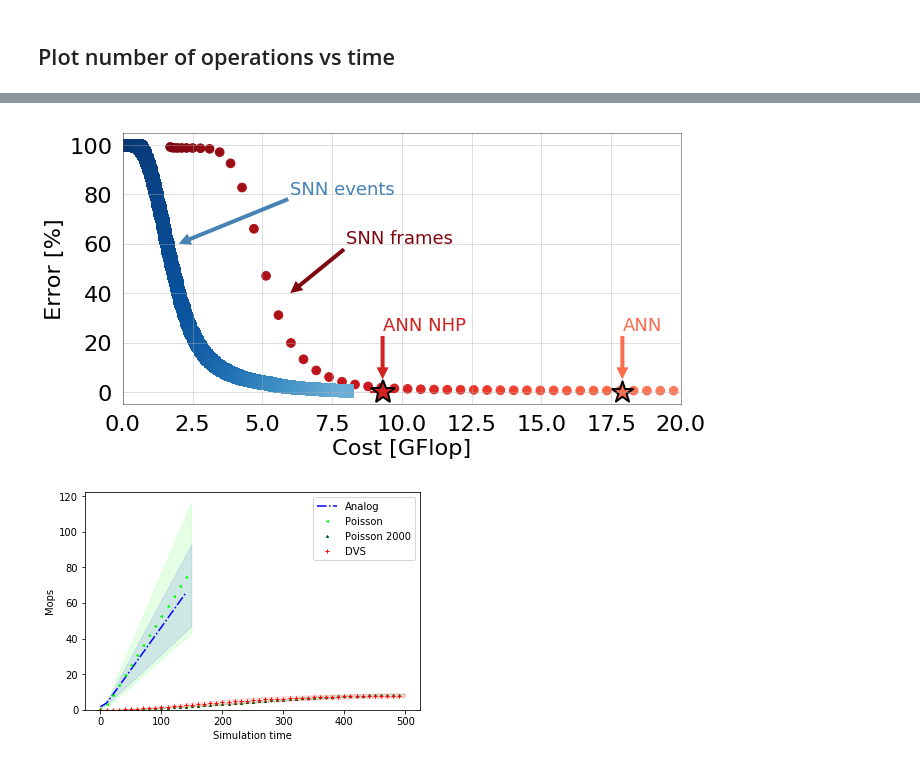
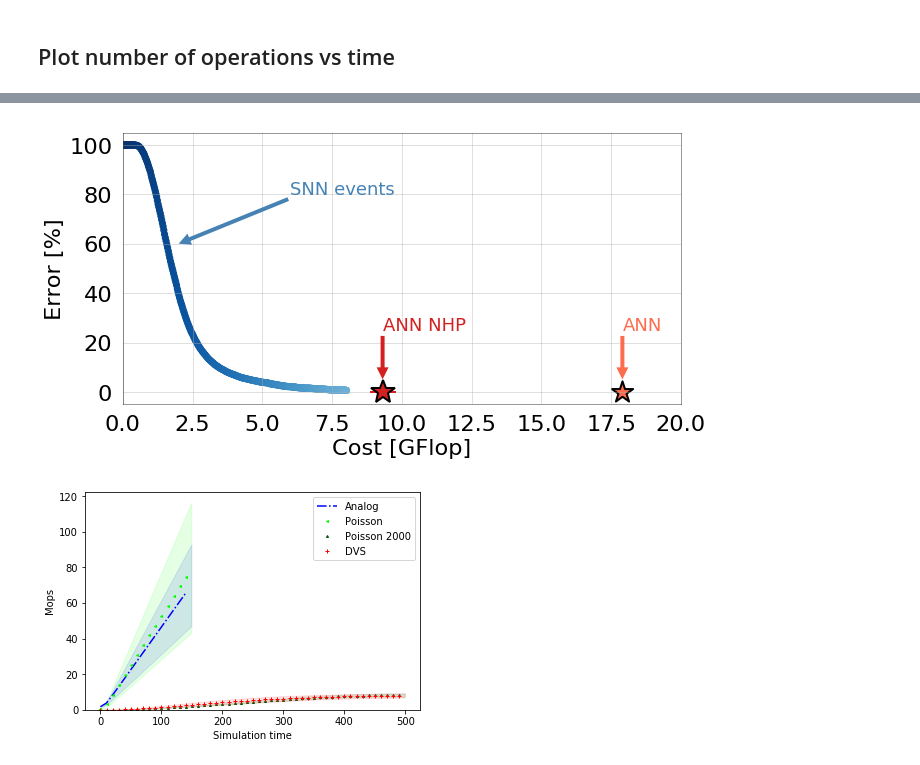
Before and after one commit to NeuromorphicProcessorProject/snn_toolbox, a Jupyter notebook: scripts/roshambo/Roshambo_performance.ipynb, the cells around one changed output, grey strips where cells are left out. Cells and saved outputs as stored; diff of their text form; code cells hidden in the pictures.

Commit message:
Minor modification to roshambo plot

```diff
--- a/scripts/roshambo/Roshambo_performance.ipynb
+++ b/scripts/roshambo/Roshambo_performance.ipynb
@@ -24,7 +24,7 @@ plotproperties = {
     'legend.fontsize': 'x-large',
     'lines.markersize': 3,
     'figure.figsize': (7, 6),
-    'savefig.format': 'pdf',
+    'savefig.format': 'png',
     'savefig.dpi': 300}
 
 matplotlib.rcParams.update(plotproperties)
@@ -203,14 +183,14 @@ blues = plt.cm.get_cmap('Blues_r')(0.5 * exp_dvs_nobg.mean_computations_t /
 #             yerr=exp_analog.e_std,
 #             fmt='.', label=exp_analog.label,
 #             capsize=0, elinewidth=0.2, markersize=10, c='r')
-ax.scatter(exp_analog.mean_computations_t,
-           exp_analog.e_mean,
-           marker='.', label=exp_analog.label, s=300,
-           c=reds)
-ax.annotate('SNN frames',
-            xy=(6, 40), xytext=(8, 60),
-            fontsize=18, color=reds[0],
-            arrowprops=dict(facecolor=reds[0], linewidth=0))
+# ax.scatter(exp_analog.mean_computations_t,
+#            exp_analog.e_mean,
+#            marker='.', label=exp_analog.label, s=300,
+#            c=reds)
+# ax.annotate('SNN frames',
+#             xy=(6, 40), xytext=(8, 60),
+#             fontsize=18, color=reds[0],
+#             arrowprops=dict(facecolor=reds[0], linewidth=0))
 
 ax.scatter(c_ANN, err_ANN, s=500, marker='*',
             label='ANN', color=reds[40], linewidths=2, edgecolors='k')
@@ -230,37 +210,37 @@ ax.annotate('ANN NHP', xy=(c_NHP, err_NHP + 5),
 
 ax.scatter(exp_dvs_nobg.mean_computations_t,
            exp_dvs_nobg.e_mean,
-           marker='s', label=exp_dvs_nobg.label, s=150,
+           marker='.', label=exp_dvs_nobg.label, s=150,
            c=blues)
 # ax.errorbar(exp_dvs_nobg.mean_computations_t[::2],
 #             exp_dvs_nobg.e_mean[::2],
 #             xerr=exp_dvs_nobg.std_computations_t[::2],
 #             yerr=exp_dvs_nobg.e_std[::2],
 #             fmt='s', label=exp_dvs_nobg.label,
 #             capsize=0, elinewidth=0.1, color='steelblue',
 #             markersize=5)
 ax.annotate('SNN events',
             xy=(2, 60), xytext=(6, 80),
             fontsize=18, color='steelblue',
             arrowprops=dict(facecolor='steelblue', linewidth=0))
 
 ax.tick_params(axis='both', which='both', bottom=False, left=False)
 ax.grid(alpha=0.5)
 matplotlib.rcParams['grid.alpha'] = 0.5
 ax.spines['top'].set_alpha(0.5)
 ax.spines['right'].set_alpha(0.5)
 ax.spines['bottom'].set_alpha(0.5)
 ax.spines['left'].set_alpha(0.5)
 
 # ax.hlines(0, 0, 40, linewidth=0.5)
 ax.set_ylim(-5, 105)
 ax.set_xlim(0, 20)
 ax.set_ylabel('Error [%]')
 ax.set_xlabel('Cost [GFlop]')
 # ax.legend(loc='upper right')
 plt.savefig(os.path.join(log_dir, 'err_vs_ops'), bbox_inches='tight')
 # %% [output]
-[figure, old version]
+[figure, new version]
 # %%
 for exp in experiments:
     plt.plot(exp.time[::10], exp.mean_computations_t[::10], exp.marker, color=exp.color, markersize=exp.markersize, label=exp.label)
```
Also changed, not shown: parts of 2 cells of this notebook.
